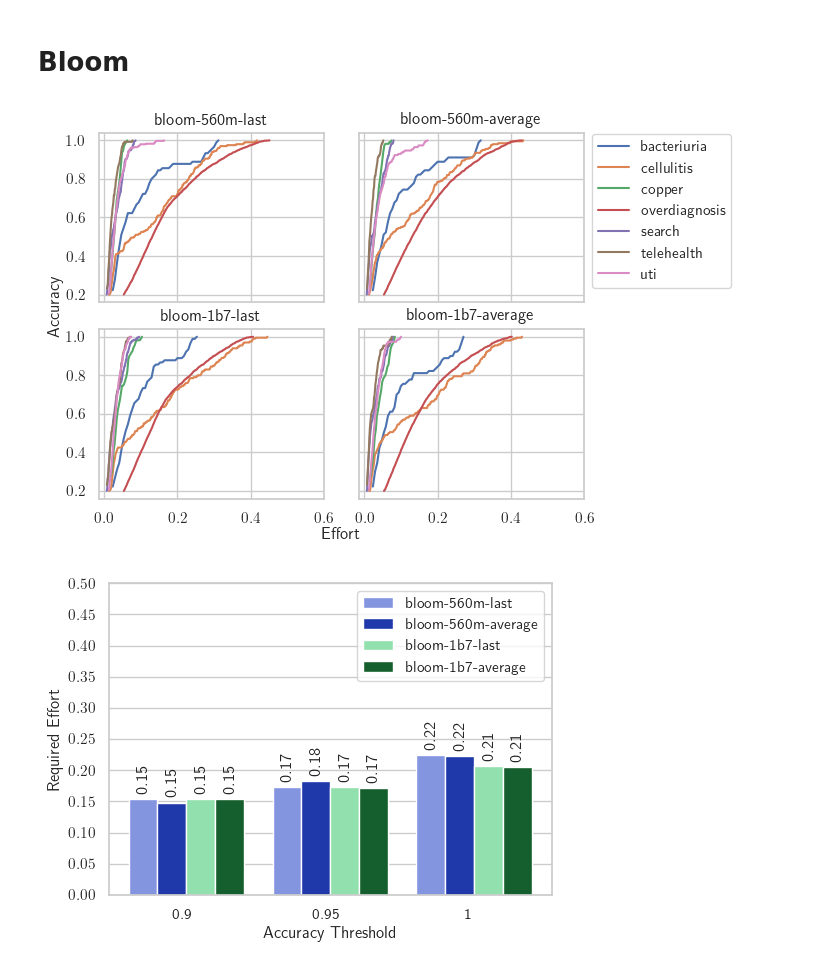
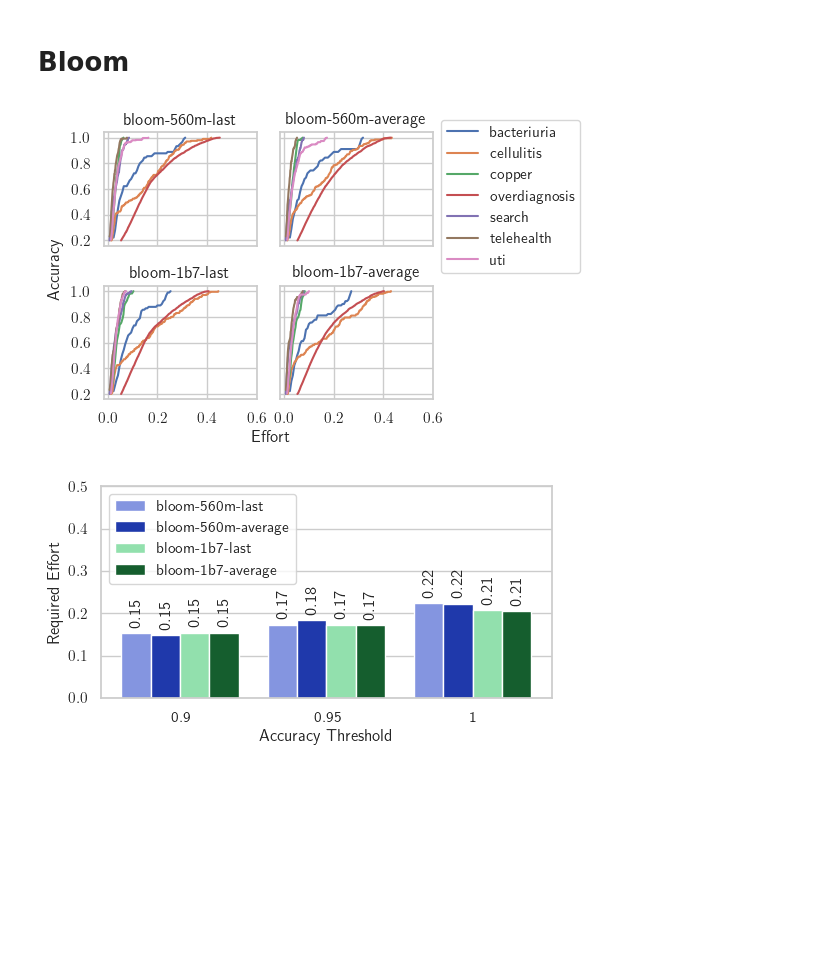
Before and after one commit to connorf25/automated-screening, a Jupyter notebook: stats-analysis.ipynb, the cells around one changed output. Drawn from its saved outputs; the diff is of its cells as text; code cells hidden in the pictures; blank space fills up the shorter version.

```diff
--- a/stats-analysis.ipynb
+++ b/stats-analysis.ipynb
@@ -358,8 +360,8 @@ from itertools import zip_longest
 # Create nine polar axes and access them through the returned array
 fig, axs = plt.subplots(2, 2, sharex=True, sharey=True)
 # Set common labels
-fig.text(0.55, 0.02, 'Effort', ha='center', va='center')
-fig.text(0.02, 0.4, 'Accuracy', ha='center', va='center', rotation='vertical')
+fig.text(0.42, 0.02, 'Effort', ha='center', va='center')
+fig.text(0.02, 0.5, 'Accuracy', ha='center', va='center', rotation='vertical')
 sns.set(style="whitegrid")
 
 embeddings=["bloom-560m", "bloom-1b7"]
@@ -382,18 +384,18 @@ for i, embedding in enumerate(embeddings):
             axs[i,j].set_title(model)
 
 handles, labels = axs[0,0].get_legend_handles_labels()
-fig.legend(handles, labels, bbox_to_anchor=(1,0.7),loc='upper left')
+fig.legend(handles, labels, bbox_to_anchor=(0.72,0.95),loc='upper left')
 axs[0,0].set_xticks((np.arange(0, 0.8, 0.2)))
 axs[0,0].set_yticks((np.arange(0.2, 1.01, 0.2)))
-fig.set_size_inches(w=5.39749, h=6)
+fig.set_size_inches(w=5.39749, h=3.5)
 fig.tight_layout()
 
-plt.subplots_adjust(left=0.1, bottom=0.08, top=0.69, right=1)
+plt.subplots_adjust(left=0.11, bottom=0.13, right=0.72)
 
 plt.savefig('../honours/thesis/Figures/effort-accuracy-all-bloom.pgf')
 plt.show()
 # %% [output]
-[figure, old version]
+[figure, new version]
 # %%
 # Plot bar plot of average model performance
 colormap = [
@@ -422,35 +424,35 @@ def get_average_effort_at_accuracy(model_name, accuracy):
 
 accuracy_thresholds = [0.9, 0.95, 1]
 x = np.arange(len(accuracy_thresholds))  # the label locations
 width = 0.8 # the width of the bars
 fig, ax = plt.subplots()
 sns.set(style="whitegrid")
 ax.xaxis.grid(False)
 rects = []
 
 length = len(model_names)
 for i, model_name in enumerate(model_names):
     required_efforts = []
     for accuracy in accuracy_thresholds:
         required_efforts.append(get_average_effort_at_accuracy(model_name, accuracy))
     color=colormap[i%9]
-    i = i - len(model_names)/3 # Offset bar to left
+    i = i - len(model_names)/2.6 # Offset bar to left
     rects.append(ax.bar(x + i * (width/length), required_efforts, width/length, label=model_name, color=color))
 
 # Add some text for labels, title and custom x-axis tick labels, etc.
 ax.set_xlabel('Accuracy Threshold')
 ax.set_ylabel('Required Effort')
 ax.set_xticks(x, accuracy_thresholds)
-ax.legend()
+ax.legend(loc='upper left')
 
 for rect in rects:
 	ax.bar_label(rect, padding=3, fmt='%.2f', verticalalignment='center', rotation=90)
 
-fig.set_size_inches(w=5.39749, h=4)
-plt.yticks(np.arange(0, 0.51, 0.05))
+fig.set_size_inches(w=5.39749, h=3)
+plt.yticks(np.arange(0, 0.51, 0.1))
 fig.tight_layout()
 
 plt.savefig('../honours/thesis/Figures/effort-accuracy-all-bloom-bar.pgf')
 plt.show()
 # %% [output]
-[figure, old version]
+[figure, new version]
```
Also changed, not shown: parts of 4 cells of this notebook.
